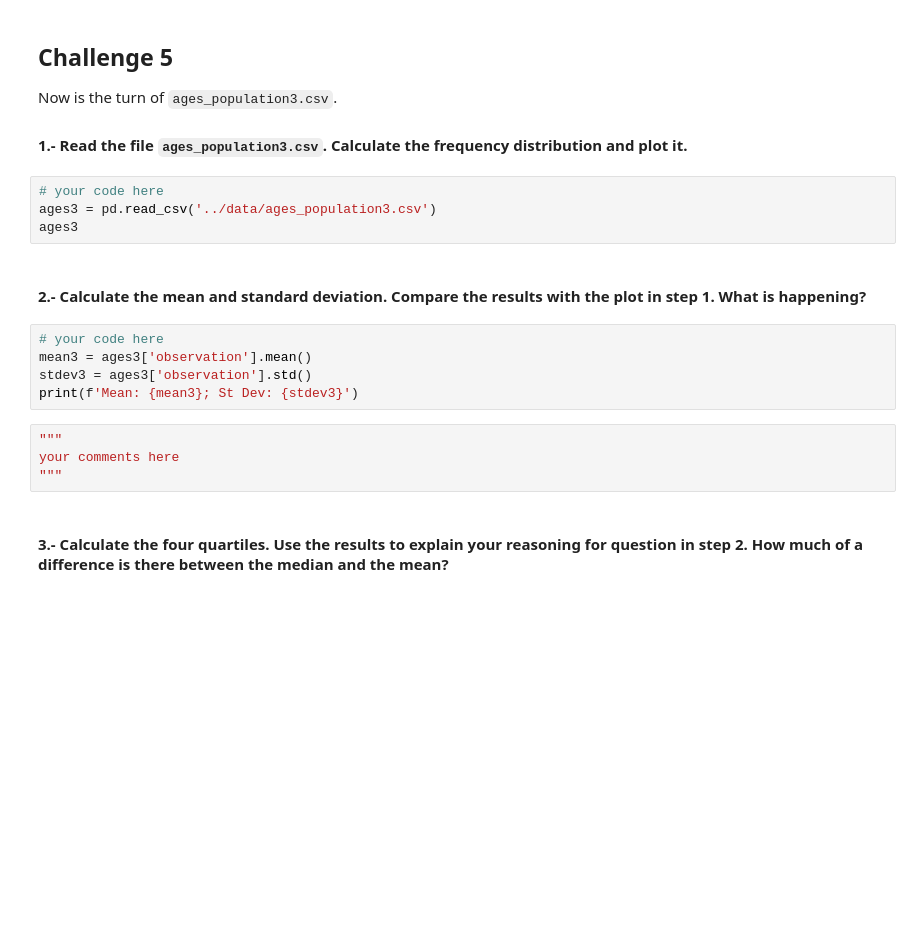
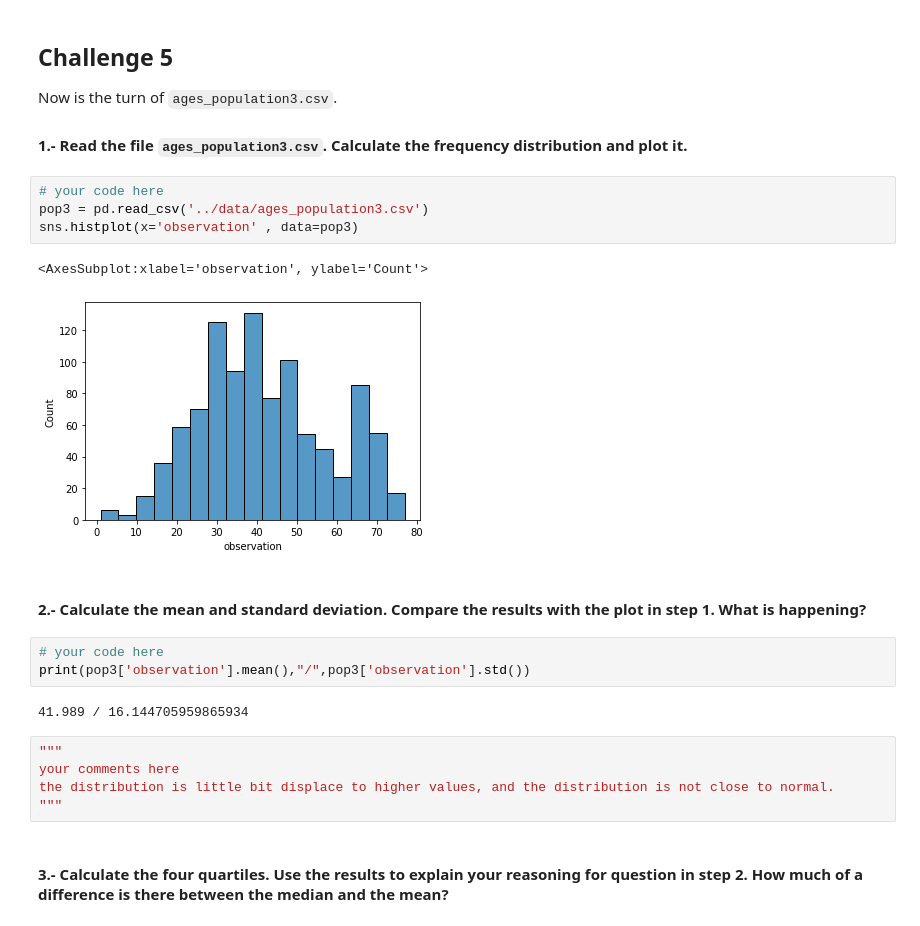
Before and after one commit to jdediegoAb/dataptmad0522_labs, a Jupyter notebook: module-2/understanding-descriptive-stats/your-code/main.ipynb, the cells around one changed output. Cells and saved outputs as stored; diff of their text form; blank space fills up the shorter version.

```diff
--- a/module-2/understanding-descriptive-stats/your-code/main.ipynb
+++ b/module-2/understanding-descriptive-stats/your-code/main.ipynb
@@ -264,19 +279,23 @@ Now is the turn of `ages_population3.csv`.
 #### 1.- Read the file `ages_population3.csv`. Calculate the frequency distribution and plot it.
 # %%
 # your code here
-ages3 = pd.read_csv('../data/ages_population3.csv')
-ages3
+pop3 = pd.read_csv('../data/ages_population3.csv')
+sns.histplot(x='observation' , data=pop3)
+# %% [output]
+<AxesSubplot:xlabel='observation', ylabel='Count'>
+[figure, added]
 # %% [markdown]
 #### 2.- Calculate the mean and standard deviation. Compare the results with the plot in step 1. What is happening?
 # %%
 # your code here
-mean3 = ages3['observation'].mean()
-stdev3 = ages3['observation'].std()
-print(f'Mean: {mean3}; St Dev: {stdev3}')
+print(pop3['observation'].mean(),"/",pop3['observation'].std())
+# %% [output]
+41.989 / 16.144705959865934
-# %%
-"""
-your comments here
-"""
+# %%
+"""
+your comments here
+the distribution is little bit displace to higher values, and the distribution is not close to normal.
+"""
 # %% [markdown]
 #### 3.- Calculate the four quartiles. Use the results to explain your reasoning for question in step 2. How much of a difference is there between the median and the mean?
 # %%
```
Also changed, not shown: parts of 20 cells of this notebook.
